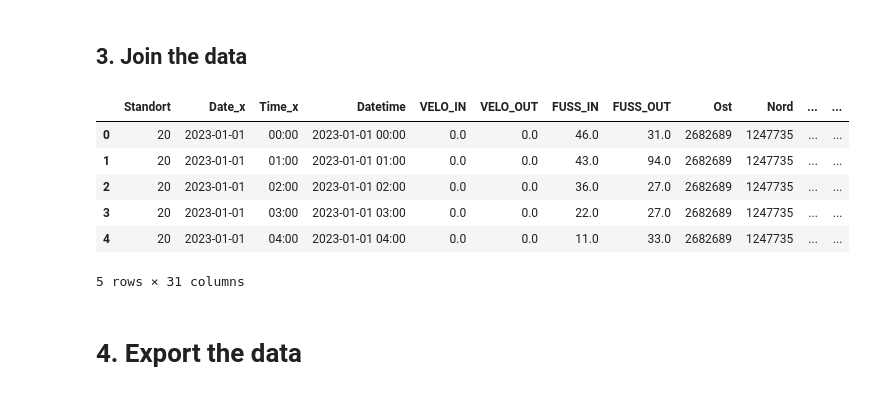
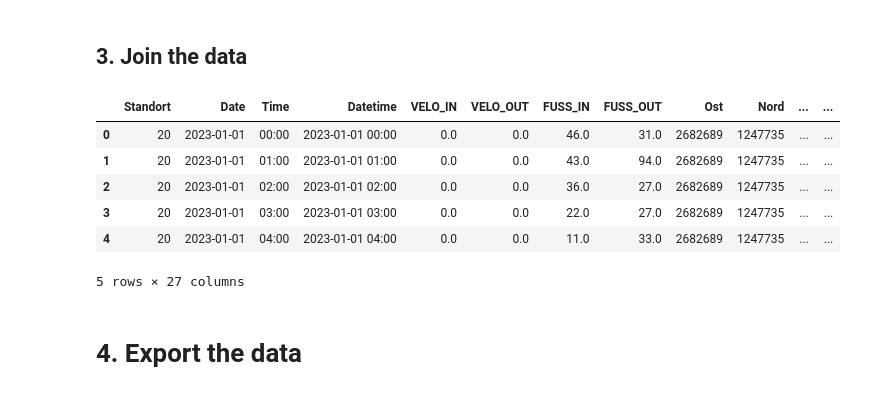
Before and after one commit to Phipsi/esc403, a Jupyter notebook: src/data_preparation.ipynb, the cells around one changed output. Drawn from its saved outputs; the diff is of its cells as text; code cells hidden in the pictures.

Commit message:
fix: remove douplicate columns ffrom csv

```diff
--- a/src/data_preparation.ipynb
+++ b/src/data_preparation.ipynb
@@ -178,39 +179,39 @@ movements2023_hourly.head(25)
 # %%
 # Join movements and weather
 df_agg_hourly = pd.merge(movements2023_hourly.reset_index(),
-                         wide_weather2023.drop('Datum', axis = 1),
+                         wide_weather2023.drop(['Datum', 'Date', 'Time'], axis = 1),
                          left_on = 'Datetime',
                          right_on = 'Datetime',
                          how = 'left')
 
 # Join population data
 df_agg_hourly = pd.merge(df_agg_hourly,
                          population,
                          left_on = 'Year',
                          right_on = 'StichtagDatJahr',
                          how = 'left')
 
 # Remove 'StichtagDatJahr'
 df_agg_hourly = df_agg_hourly.drop('StichtagDatJahr', axis = 1)
 
 # Join meta data
 df_agg_hourly = pd.merge(df_agg_hourly,
-                         meta.drop(['bis', 'von'], axis = 1),
+                         meta.drop(['bis', 'von', 'abkuerzung', 'objectid'], axis = 1),
                          left_on = 'Standort',
                          right_on = 'id1',
                          how = 'left'
                          )
 
 # Display
 df_agg_hourly.head()
 # %% [output]
-|  | Standort | Date_x | Time_x | Datetime | VELO_IN | VELO_OUT | FUSS_IN | FUSS_OUT | Ost | Nord | ... | ... |
+|  | Standort | Date | Time | Datetime | VELO_IN | VELO_OUT | FUSS_IN | FUSS_OUT | Ost | Nord | ... | ... |
 | 0 | 20 | 2023-01-01 | 00:00 | 2023-01-01 00:00 | 0.0 | 0.0 | 46.0 | 31.0 | 2682689 | 1247735 | ... | ... |
 | 1 | 20 | 2023-01-01 | 01:00 | 2023-01-01 01:00 | 0.0 | 0.0 | 43.0 | 94.0 | 2682689 | 1247735 | ... | ... |
 | 2 | 20 | 2023-01-01 | 02:00 | 2023-01-01 02:00 | 0.0 | 0.0 | 36.0 | 27.0 | 2682689 | 1247735 | ... | ... |
 | 3 | 20 | 2023-01-01 | 03:00 | 2023-01-01 03:00 | 0.0 | 0.0 | 22.0 | 27.0 | 2682689 | 1247735 | ... | ... |
 | 4 | 20 | 2023-01-01 | 04:00 | 2023-01-01 04:00 | 0.0 | 0.0 | 11.0 | 33.0 | 2682689 | 1247735 | ... | ... |
-5 rows × 31 columns
+5 rows × 27 columns
 # %% [markdown]
 # 4. Export the data
 # %%
```
Also changed, not shown: parts of 1 cell of this notebook, 1 other file.
